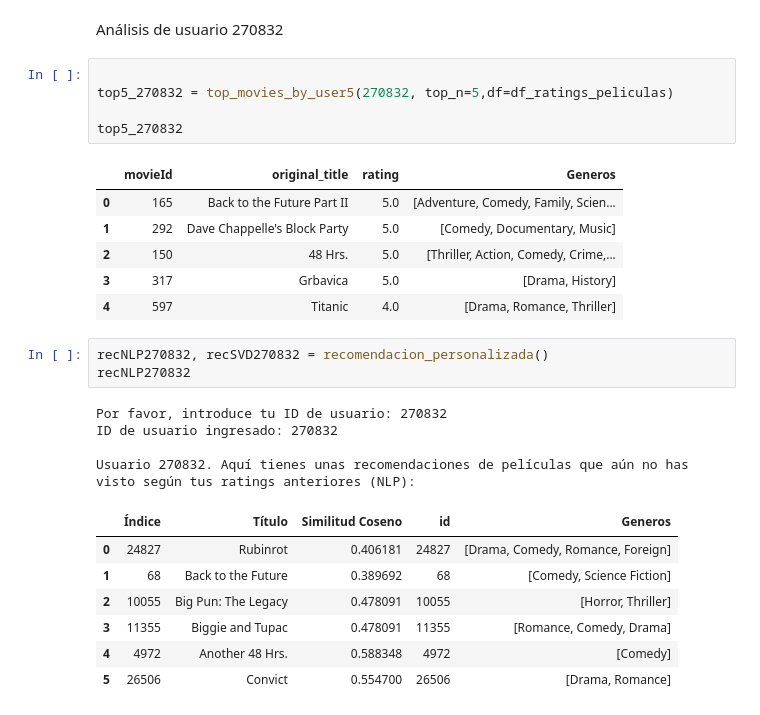
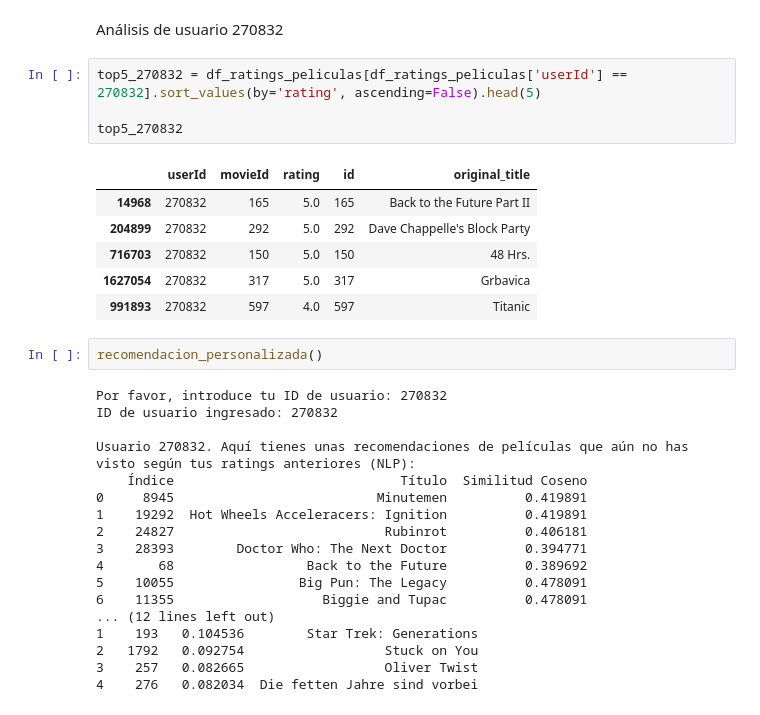
Before and after one commit to juankquintana/proyecto_recomendacion_peliculas, a Jupyter notebook: Recomendadores.ipynb, the cells around one changed output. Drawn from its saved outputs; the diff is of its cells as text.

```diff
--- a/Recomendadores.ipynb
+++ b/Recomendadores.ipynb
@@ -833,29 +803,33 @@ recSVD186200
 # %% [markdown]
 Análisis de usuario 270832
 # %%
-
-top5_270832 = top_movies_by_user5(270832, top_n=5,df=df_ratings_peliculas)
+top5_270832 = df_ratings_peliculas[df_ratings_peliculas['userId'] == 270832].sort_values(by='rating', ascending=False).head(5)
 
 top5_270832
 # %% [output]
-|  | movieId | original_title | rating | Generos |
-| 0 | 165 | Back to the Future Part II | 5.0 | [Adventure, Comedy, Family, Scien... |
-| 1 | 292 | Dave Chappelle's Block Party | 5.0 | [Comedy, Documentary, Music] |
-| 2 | 150 | 48 Hrs. | 5.0 | [Thriller, Action, Comedy, Crime,... |
-| 3 | 317 | Grbavica | 5.0 | [Drama, History] |
-| 4 | 597 | Titanic | 4.0 | [Drama, Romance, Thriller] |
+|  | userId | movieId | rating | id | original_title |
+| 14968 | 270832 | 165 | 5.0 | 165 | Back to the Future Part II |
+| 204899 | 270832 | 292 | 5.0 | 292 | Dave Chappelle's Block Party |
+| 716703 | 270832 | 150 | 5.0 | 150 | 48 Hrs. |
+| 1627054 | 270832 | 317 | 5.0 | 317 | Grbavica |
+| 991893 | 270832 | 597 | 4.0 | 597 | Titanic |
 # %%
-recNLP270832, recSVD270832 = recomendacion_personalizada()
-recNLP270832
+recomendacion_personalizada()
 # %% [output]
 Por favor, introduce tu ID de usuario: 270832
 ID de usuario ingresado: 270832
 
 Usuario 270832. Aquí tienes unas recomendaciones de películas que aún no has visto según tus ratings anteriores (NLP):
+    Índice                             Título  Similitud Coseno
+0     8945                          Minutemen          0.419891
+1    19292  Hot Wheels Acceleracers: Ignition          0.419891
+2    24827                           Rubinrot          0.406181
+3    28393        Doctor Who: The Next Doctor          0.394771
+4       68                 Back to the Future          0.389692
+5    10055                Big Pun: The Legacy          0.478091
+6    11355                   Biggie and Tupac          0.478091
+... (12 lines left out)
+1    193   0.104536        Star Trek: Generations
+2   1792   0.092754                  Stuck on You
+3    257   0.082665                  Oliver Twist
+4    276   0.082034  Die fetten Jahre sind vorbei
-|  | Índice | Título | Similitud Coseno | id | Generos |
-| 0 | 24827 | Rubinrot | 0.406181 | 24827 | [Drama, Comedy, Romance, Foreign] |
-| 1 | 68 | Back to the Future | 0.389692 | 68 | [Comedy, Science Fiction] |
-| 2 | 10055 | Big Pun: The Legacy | 0.478091 | 10055 | [Horror, Thriller] |
-| 3 | 11355 | Biggie and Tupac | 0.478091 | 11355 | [Romance, Comedy, Drama] |
-| 4 | 4972 | Another 48 Hrs. | 0.588348 | 4972 | [Comedy] |
-| 5 | 26506 | Convict | 0.554700 | 26506 | [Drama, Romance] |
```
Also changed, not shown: parts of 38 cells of this notebook.
